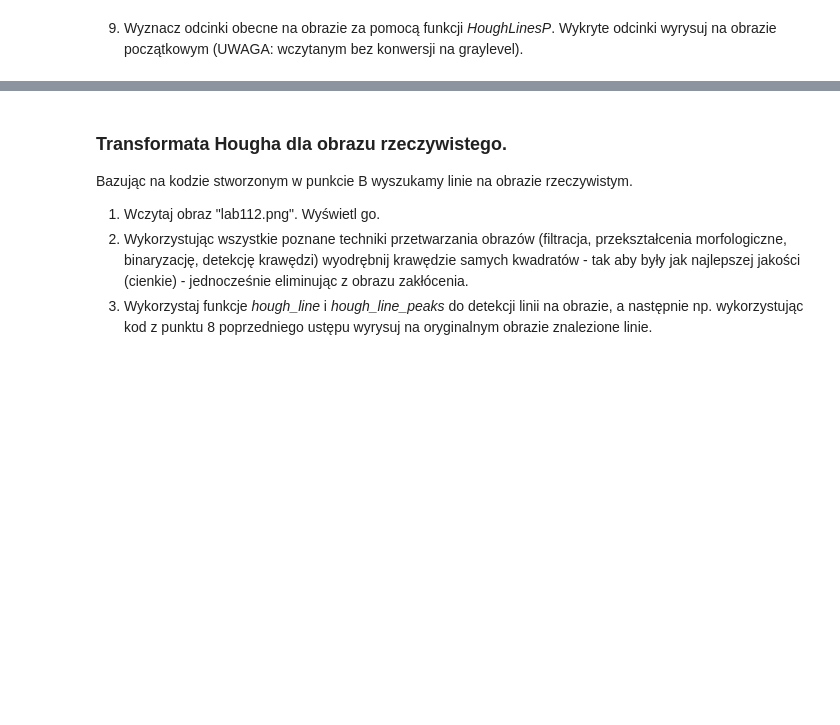
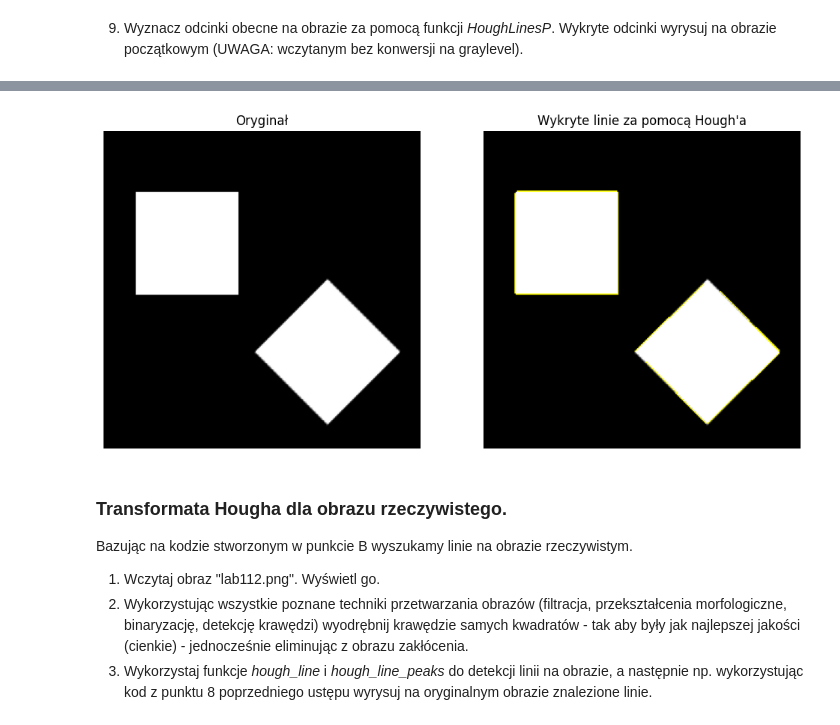
Before and after one commit to DziqG2NK/Przetwarzanie-i-analiza-obraz-w-cyfrowych, a Jupyter notebook: zajecia_4/Hough.ipynb, the cells around one changed output, grey strips where cells are left out. Cells and saved outputs as stored; diff of their text form; code cells hidden in the pictures; blank space fills up the shorter version.

Commit message:
Probabilistic Hough lines

```diff
--- a/zajecia_4/Hough.ipynb
+++ b/zajecia_4/Hough.ipynb
@@ -239,7 +239,7 @@ def get_cords(theta, rho):
     x2 = int(x0 - 1000*(-b))
     y2 = int(y0 - 1000*(a))
 
-    return x1, x2, y1, y2
+    return x1, y1, x2, y2
 # %%
 classic_lines = cv2.HoughLines(square_edges, 1, pi / 180, 50)
 
@@ -271,7 +271,7 @@ for [[rho, theta]] in classic_lines:
 
 def add_lines(img, lines):
     copy = img.copy()
-    for [[x1, x2, y1, y2]] in lines:
+    for [[x1, y1, x2, y2]] in lines:
         cv2.line(copy, (x1, y1), (x2, y2), (255,255,0))
 
     return copy
@@ -285,3 +285,7 @@ plots(**images)
 [figure]
 # %% [markdown]
 9. Wyznacz odcinki obecne na obrazie za pomocą funkcji _HoughLinesP_. Wykryte odcinki wyrysuj na obrazie początkowym (UWAGA: wczytanym bez konwersji na graylevel).
+# %%
+prob_lines = cv2.HoughLinesP(square_edges, 1, pi / 180, 50)
+
+print(prob_lines)
@@ -288,3 +312,13 @@ plots(**images)
+# %%
+square = cv2.imread("kwadraty.png")
+
+square_lines_p = add_lines(square, prob_lines)
+# %%
+images = {"Oryginał": square, "Wykryte linie za pomocą Hough'a": square_lines_p}
+
+plots(**images)
+# %% [output]
+[figure, added]
 # %% [markdown]
 ### Transformata Hougha dla obrazu rzeczywistego.
 
```
Also changed, not shown: parts of 1 cell of this notebook.
